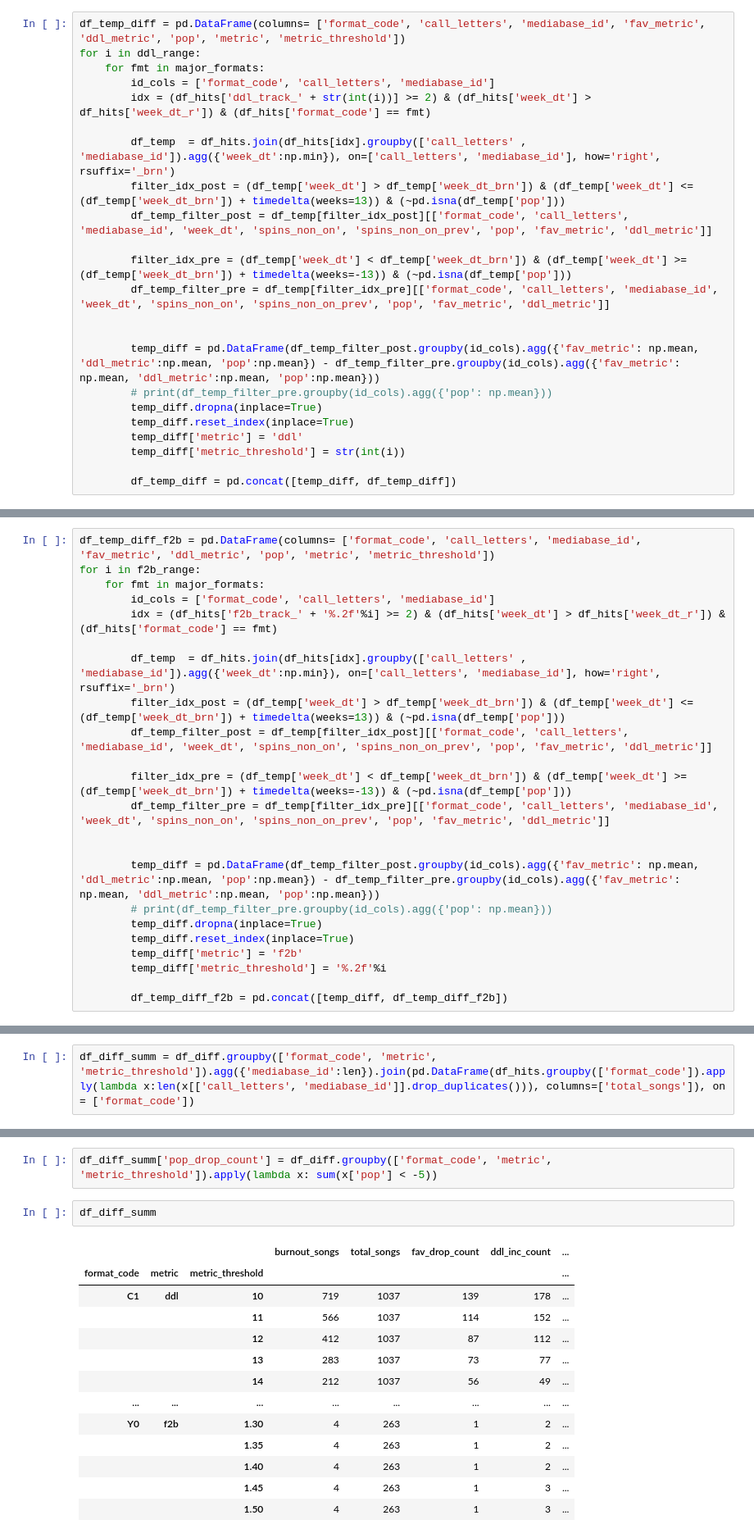
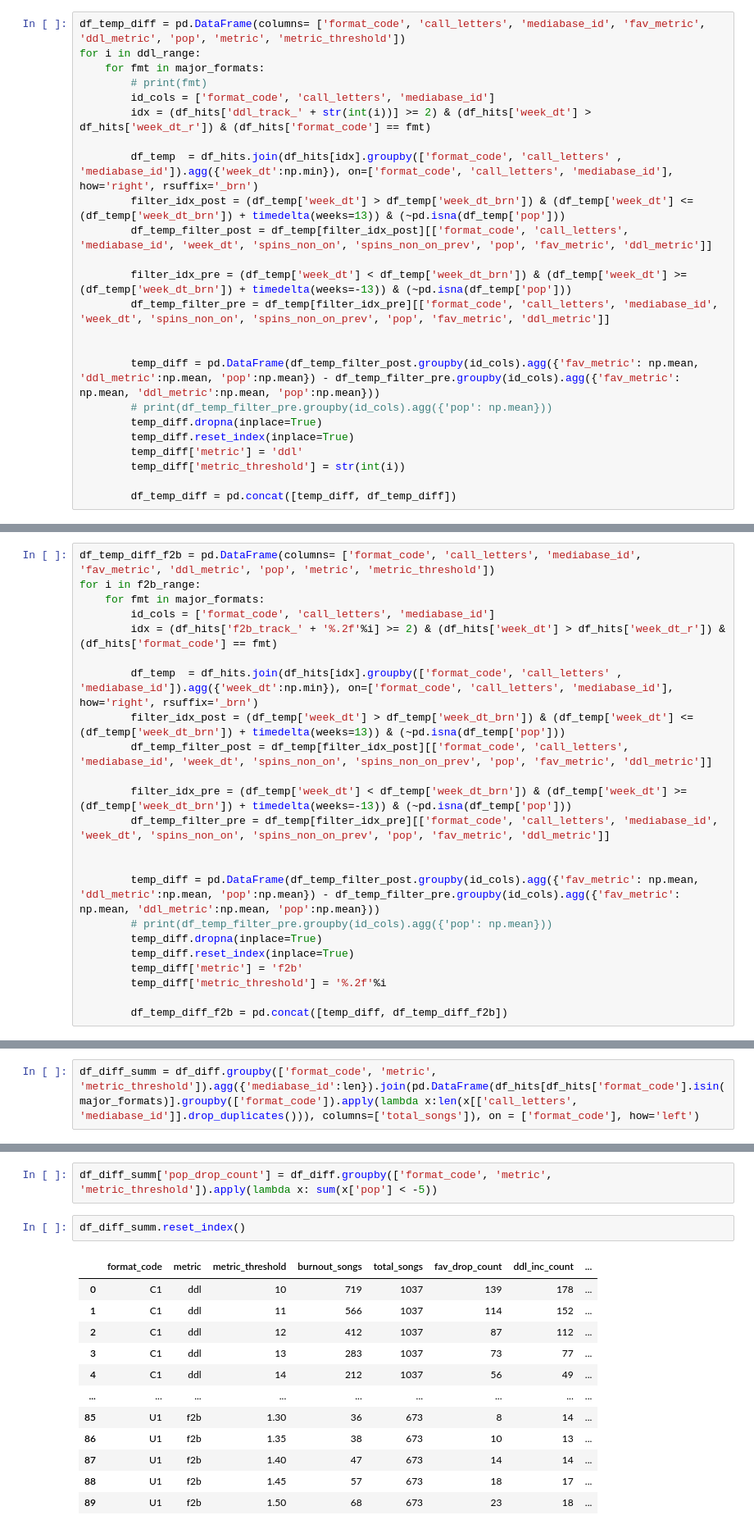
Before and after one commit to gjampanih/adds-early-burnout-warning-model, a Jupyter notebook: notebooks/ebw_metrics_analysis.ipynb, the cells around one changed output, grey strips where cells are left out. Shown at 82% size. Saved outputs shown, nothing was run; the diff lists cells and outputs as text.

Commit message:
adds-early-burnout-warning: metrics analysis notebook updates

```diff
--- a/notebooks/ebw_metrics_analysis.ipynb
+++ b/notebooks/ebw_metrics_analysis.ipynb
@@ -657,10 +657,11 @@ for i in f2b_range:
 df_temp_diff = pd.DataFrame(columns= ['format_code', 'call_letters', 'mediabase_id', 'fav_metric', 'ddl_metric', 'pop', 'metric', 'metric_threshold'])
 for i in ddl_range:
     for fmt in major_formats:
+        # print(fmt)
         id_cols = ['format_code', 'call_letters', 'mediabase_id']
         idx = (df_hits['ddl_track_' + str(int(i))] >= 2) & (df_hits['week_dt'] > df_hits['week_dt_r']) & (df_hits['format_code'] == fmt)
 
-        df_temp  = df_hits.join(df_hits[idx].groupby(['call_letters' , 'mediabase_id']).agg({'week_dt':np.min}), on=['call_letters', 'mediabase_id'], how='right', rsuffix='_brn')
+        df_temp  = df_hits.join(df_hits[idx].groupby(['format_code', 'call_letters' , 'mediabase_id']).agg({'week_dt':np.min}), on=['format_code', 'call_letters', 'mediabase_id'], how='right', rsuffix='_brn')
         filter_idx_post = (df_temp['week_dt'] > df_temp['week_dt_brn']) & (df_temp['week_dt'] <=  (df_temp['week_dt_brn']) + timedelta(weeks=13)) & (~pd.isna(df_temp['pop']))
         df_temp_filter_post = df_temp[filter_idx_post][['format_code', 'call_letters', 'mediabase_id', 'week_dt', 'spins_non_on', 'spins_non_on_prev', 'pop', 'fav_metric', 'ddl_metric']]
 
@@ -691,7 +696,7 @@ for i in f2b_range:
         id_cols = ['format_code', 'call_letters', 'mediabase_id']
         idx = (df_hits['f2b_track_' + '%.2f'%i] >= 2) & (df_hits['week_dt'] > df_hits['week_dt_r']) & (df_hits['format_code'] == fmt)
 
-        df_temp  = df_hits.join(df_hits[idx].groupby(['call_letters' , 'mediabase_id']).agg({'week_dt':np.min}), on=['call_letters', 'mediabase_id'], how='right', rsuffix='_brn')
+        df_temp  = df_hits.join(df_hits[idx].groupby(['format_code', 'call_letters' , 'mediabase_id']).agg({'week_dt':np.min}), on=['format_code', 'call_letters', 'mediabase_id'], how='right', rsuffix='_brn')
         filter_idx_post = (df_temp['week_dt'] > df_temp['week_dt_brn']) & (df_temp['week_dt'] <=  (df_temp['week_dt_brn']) + timedelta(weeks=13)) & (~pd.isna(df_temp['pop']))
         df_temp_filter_post = df_temp[filter_idx_post][['format_code', 'call_letters', 'mediabase_id', 'week_dt', 'spins_non_on', 'spins_non_on_prev', 'pop', 'fav_metric', 'ddl_metric']]
 
@@ -733,7 +742,7 @@ U2      41
 Y0     263
 dtype: int64
 # %%
-df_diff_summ = df_diff.groupby(['format_code', 'metric', 'metric_threshold']).agg({'mediabase_id':len}).join(pd.DataFrame(df_hits.groupby(['format_code']).apply(lambda x:len(x[['call_letters', 'mediabase_id']].drop_duplicates())), columns=['total_songs']), on = ['format_code'])
+df_diff_summ = df_diff.groupby(['format_code', 'metric', 'metric_threshold']).agg({'mediabase_id':len}).join(pd.DataFrame(df_hits[df_hits['format_code'].isin(major_formats)].groupby(['format_code']).apply(lambda x:len(x[['call_letters', 'mediabase_id']].drop_duplicates())), columns=['total_songs']), on = ['format_code'], how='left')
 # %%
 df_diff_summ.columns = ['burnout_songs', 'total_songs']
 # %%
@@ -743,18 +752,17 @@ df_diff_summ['ddl_inc_count'] = df_diff.groupby(['format_code', 'metric', 'metri
 # %%
 df_diff_summ['pop_drop_count'] = df_diff.groupby(['format_code', 'metric', 'metric_threshold']).apply(lambda x: sum(x['pop'] < -5))
 # %%
-df_diff_summ
+df_diff_summ.reset_index()
 # %% [output]
-|  |  |  | burnout_songs | total_songs | fav_drop_count | ddl_inc_count | ... |
-| format_code | metric | metric_threshold |  |  |  |  | ... |
-| C1 | ddl | 10 | 719 | 1037 | 139 | 178 | ... |
-|  |  | 11 | 566 | 1037 | 114 | 152 | ... |
-|  |  | 12 | 412 | 1037 | 87 | 112 | ... |
-|  |  | 13 | 283 | 1037 | 73 | 77 | ... |
-|  |  | 14 | 212 | 1037 | 56 | 49 | ... |
-| ... | ... | ... | ... | ... | ... | ... | ... |
-| Y0 | f2b | 1.30 | 4 | 263 | 1 | 2 | ... |
-|  |  | 1.35 | 4 | 263 | 1 | 2 | ... |
-|  |  | 1.40 | 4 | 263 | 1 | 2 | ... |
-|  |  | 1.45 | 4 | 263 | 1 | 3 | ... |
-|  |  | 1.50 | 4 | 263 | 1 | 3 | ... |
+|  | format_code | metric | metric_threshold | burnout_songs | total_songs | fav_drop_count | ddl_inc_count | ... |
+| 0 | C1 | ddl | 10 | 719 | 1037 | 139 | 178 | ... |
+| 1 | C1 | ddl | 11 | 566 | 1037 | 114 | 152 | ... |
+| 2 | C1 | ddl | 12 | 412 | 1037 | 87 | 112 | ... |
+| 3 | C1 | ddl | 13 | 283 | 1037 | 73 | 77 | ... |
+| 4 | C1 | ddl | 14 | 212 | 1037 | 56 | 49 | ... |
+| ... | ... | ... | ... | ... | ... | ... | ... | ... |
+| 85 | U1 | f2b | 1.30 | 36 | 673 | 8 | 14 | ... |
+| 86 | U1 | f2b | 1.35 | 38 | 673 | 10 | 13 | ... |
+| 87 | U1 | f2b | 1.40 | 47 | 673 | 14 | 14 | ... |
+| 88 | U1 | f2b | 1.45 | 57 | 673 | 18 | 17 | ... |
+| 89 | U1 | f2b | 1.50 | 68 | 673 | 23 | 18 | ... |
```
Also changed, not shown: parts of 4 cells of this notebook.
